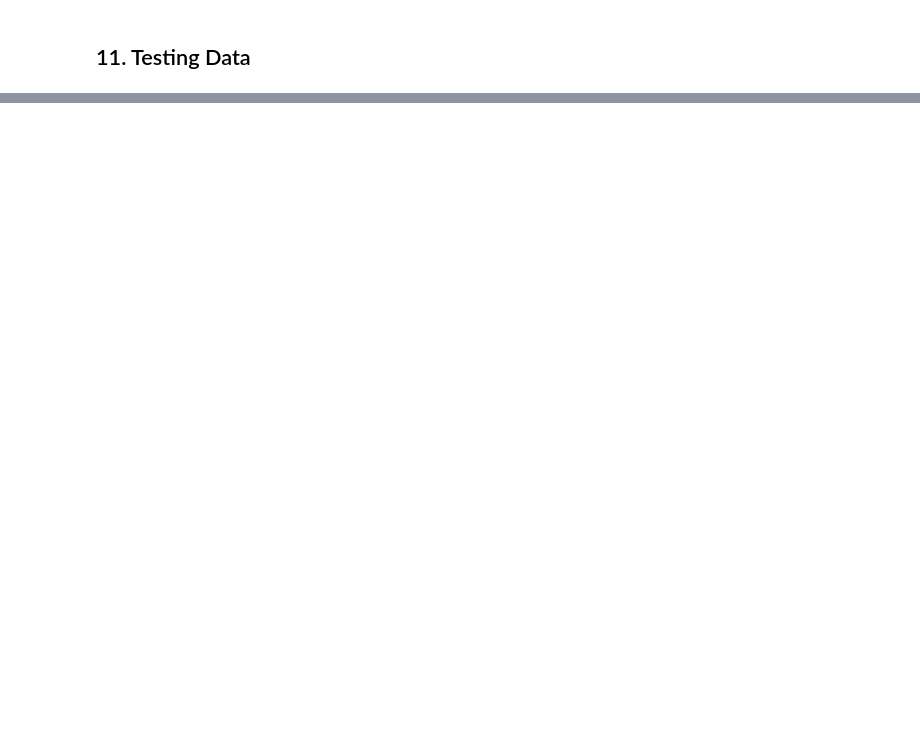
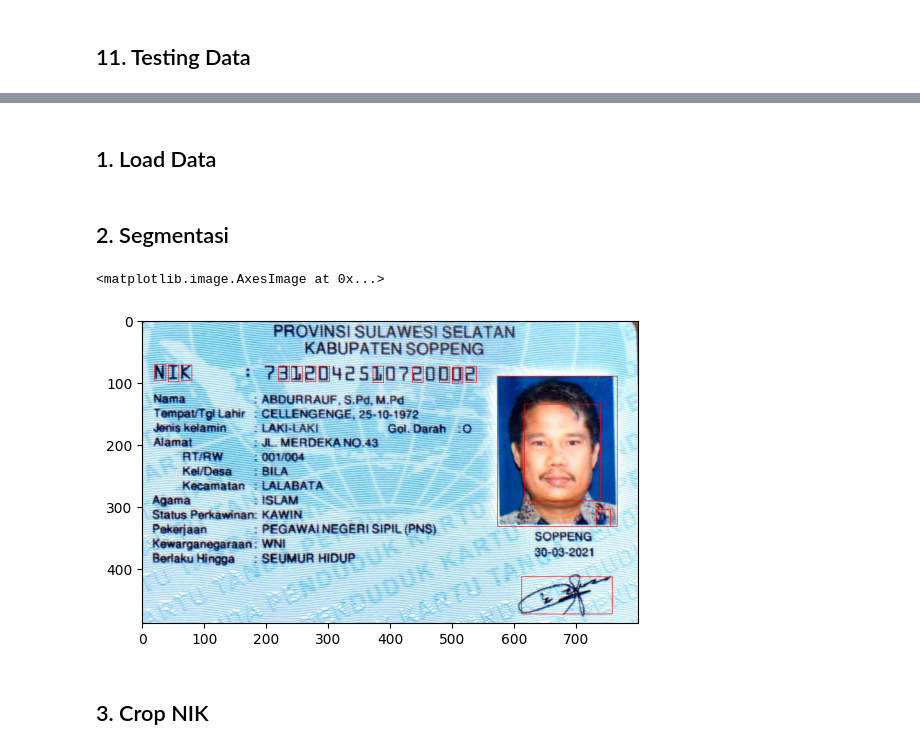
Before and after one commit to BrianMohamadSafiudin/PCVK_Ganjil_2023, a Jupyter notebook: Week12.ipynb, the cells around one changed output, grey strips where cells are left out. Drawn from its saved outputs; the diff is of its cells as text; code cells hidden in the pictures; blank space fills up the shorter version.

```diff
--- a/Week12.ipynb
+++ b/Week12.ipynb
@@ -747,0 +769,2 @@ folder name: class_1 no: class_1class_1class_1class_1class_1class_1class_1class_
+# %% [markdown]
+## 1. Load Data
@@ -747,0 +774,31 @@ folder name: class_1 no: class_1class_1class_1class_1class_1class_1class_1class_
+# %% [markdown]
+## 2. Segmentasi
+# %%
+ktp = cv.imread('/content/drive/MyDrive/PCVK/Images/ktp/KTP7.jpeg')
+
+blurred = cv.GaussianBlur(ktp, (21,21), 0.5)
+
+sharpened2 = cv.addWeighted(ktp, 1.5, blurred,-0.5,0)
+
+gray2 = cv.cvtColor(sharpened2, cv.COLOR_BGR2GRAY)
+
+ret2, bw2 = cv.threshold(gray2, 0, 255, cv.THRESH_BINARY + cv.THRESH_OTSU)
+kernel = np.ones((2,2),np.uint8)
+
+morphology = cv.morphologyEx(bw2, cv.MORPH_CLOSE, kernel)
+
+contours2, _ = cv.findContours(morphology, cv.RETR_TREE, cv.CHAIN_APPROX_NONE)
+
+for contour in contours2:
+  x, y, w, h = cv.boundingRect(contour)
+  if(w>16 and h>24):
+    result2 = cv.rectangle(ktp, (x, y), (x+w, y+h),(0,0,255),1)
+
+result3 = cv.cvtColor(result2, cv.COLOR_BGR2RGB)
+
+plt.imshow(result3)
+# %% [output]
+<matplotlib.image.AxesImage at 0x...>
+[figure, added]
+# %% [markdown]
+## 3. Crop NIK
```
Also changed, not shown: parts of 14 cells of this notebook.
